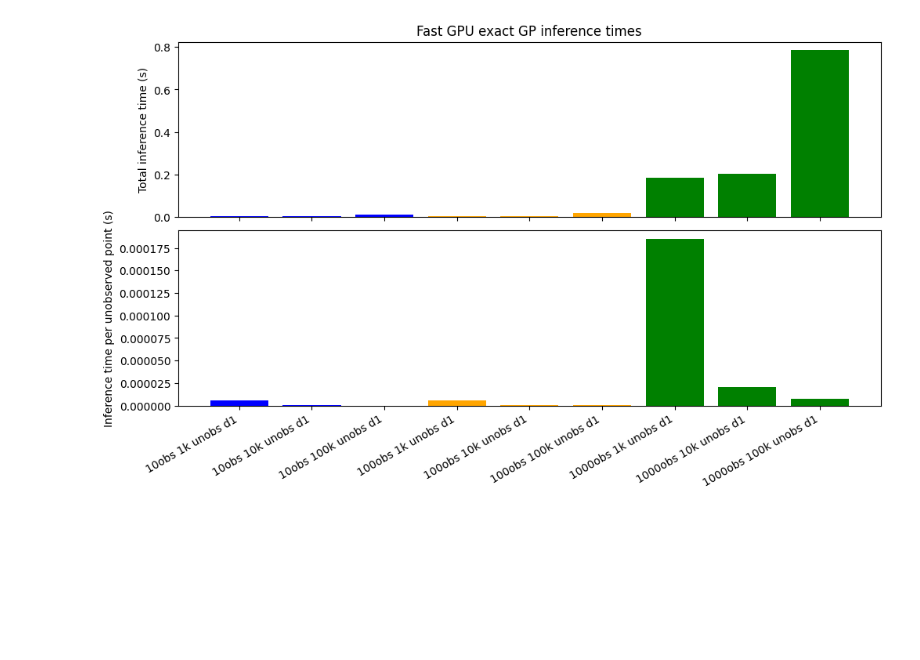
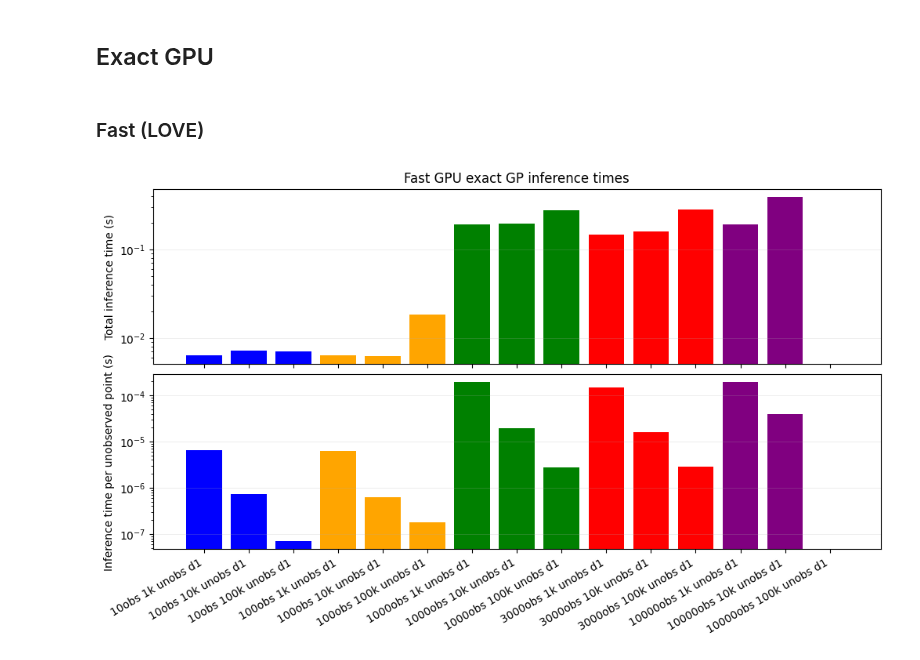
Before and after one commit to D3Mlab/nl-pe, a Jupyter notebook: notebooks/plots/gp_inf_times.ipynb, the cells around one changed output. Cells and saved outputs as stored; diff of their text form; code cells hidden in the pictures; blank space fills up the shorter version.

Commit message:
plotting

```diff
--- a/notebooks/plots/gp_inf_times.ipynb
+++ b/notebooks/plots/gp_inf_times.ipynb
@@ -14,6 +14,10 @@ os.chdir(PROJECT_ROOT)
 import nl_pe.ploting.times as time_plot
 reload(time_plot)
 from nl_pe.ploting.times import plot_gp_inf_times_bar
+# %% [markdown]
+## Exact GPU
+# %% [markdown]
+### Fast (LOVE)
 # %%
 method_paths = [
     # n_obs = 10
@@ -30,6 +34,18 @@ method_paths = [
     "trials/gps/exact/inference_only_speed/fast/gpu/1000obs/1000unobs/d1",
     "trials/gps/exact/inference_only_speed/fast/gpu/1000obs/10000unobs/d1",
     "trials/gps/exact/inference_only_speed/fast/gpu/1000obs/100000unobs/d1",
+
+    # n_obs = 3000
+    "trials/gps/exact/inference_only_speed/fast/gpu/3000obs/1000unobs/d1",
+    "trials/gps/exact/inference_only_speed/fast/gpu/3000obs/10000unobs/d1",
+    "trials/gps/exact/inference_only_speed/fast/gpu/3000obs/100000unobs/d1",
+
+    # n_obs = 10000
+    "trials/gps/exact/inference_only_speed/fast/gpu/1000obs/1000unobs/d1",
+    "trials/gps/exact/inference_only_speed/fast/gpu/10000obs/10000unobs/d1",
+    "trials/gps/exact/inference_only_speed/fast/gpu/10000obs/100000unobs/d1",
+
+
 ]
 
 
@@ -45,31 +61,53 @@ method_names = [
     "100obs 100k unobs d1",
 
     # n_obs = 1000
     "1000obs 1k unobs d1",
     "1000obs 10k unobs d1",
     "1000obs 100k unobs d1",
+
+    # n_obs = 3000
+    "3000obs 1k unobs d1",
+    "3000obs 10k unobs d1",
+    "3000obs 100k unobs d1",
+
+    # n_obs = 10000
+    "10000obs 1k unobs d1",
+    "10000obs 10k unobs d1",
+    "10000obs 100k unobs d1",
+
 ]
 
 
 bar_styles = [
     # 10 obs
     {"color": "blue"},
     {"color": "blue"},
     {"color": "blue"},
 
     # 100 obs
     {"color": "orange"},
     {"color": "orange"},
     {"color": "orange"},
 
     # 1000 obs
     {"color": "green"},
     {"color": "green"},
     {"color": "green"},
+
+    # 3000 obs
+    {"color": "red"},
+    {"color": "red"},
+    {"color": "red"},
+
+    # 1000 obs
+    {"color": "purple"},
+    {"color": "purple"},
+    {"color": "purple"},
+
 ]
 
 
 plot_gp_inf_times_bar(method_paths = method_paths, method_names=method_names, styles=bar_styles,
               title = "Fast GPU exact GP inference times", log = True)
 # %% [output]
-[figure, old version]
+[figure, new version]
```
Also changed, not shown: parts of 2 cells of this notebook, 1 other file.
